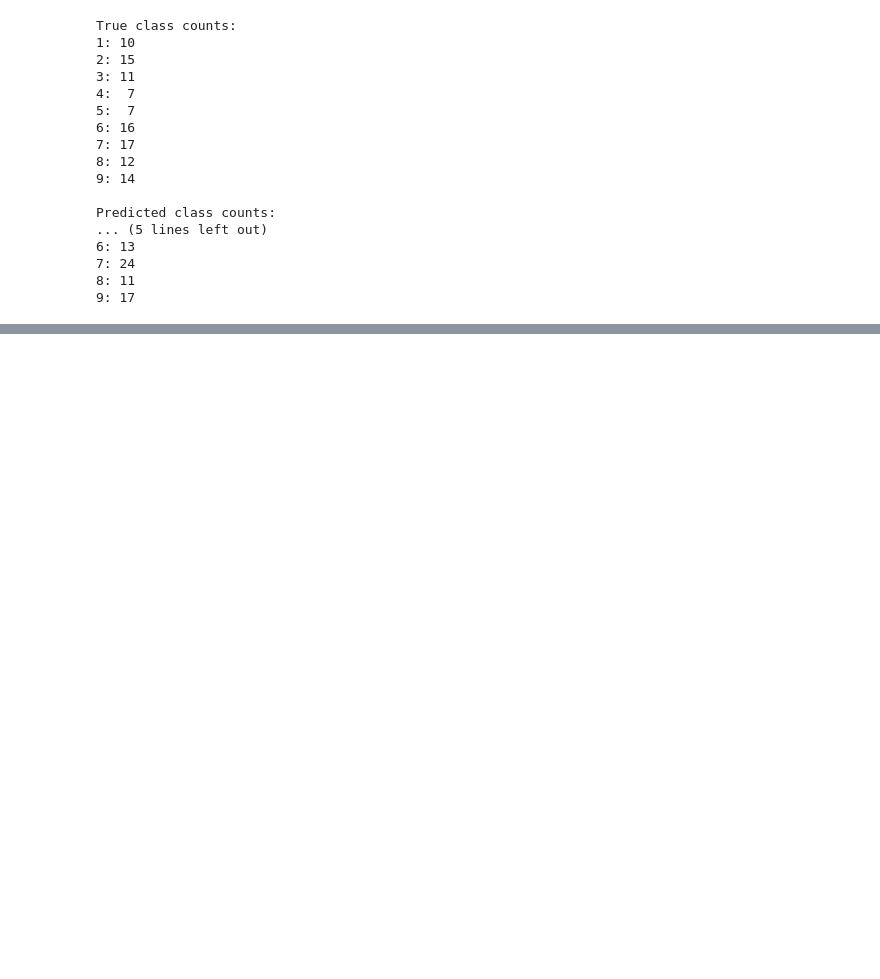
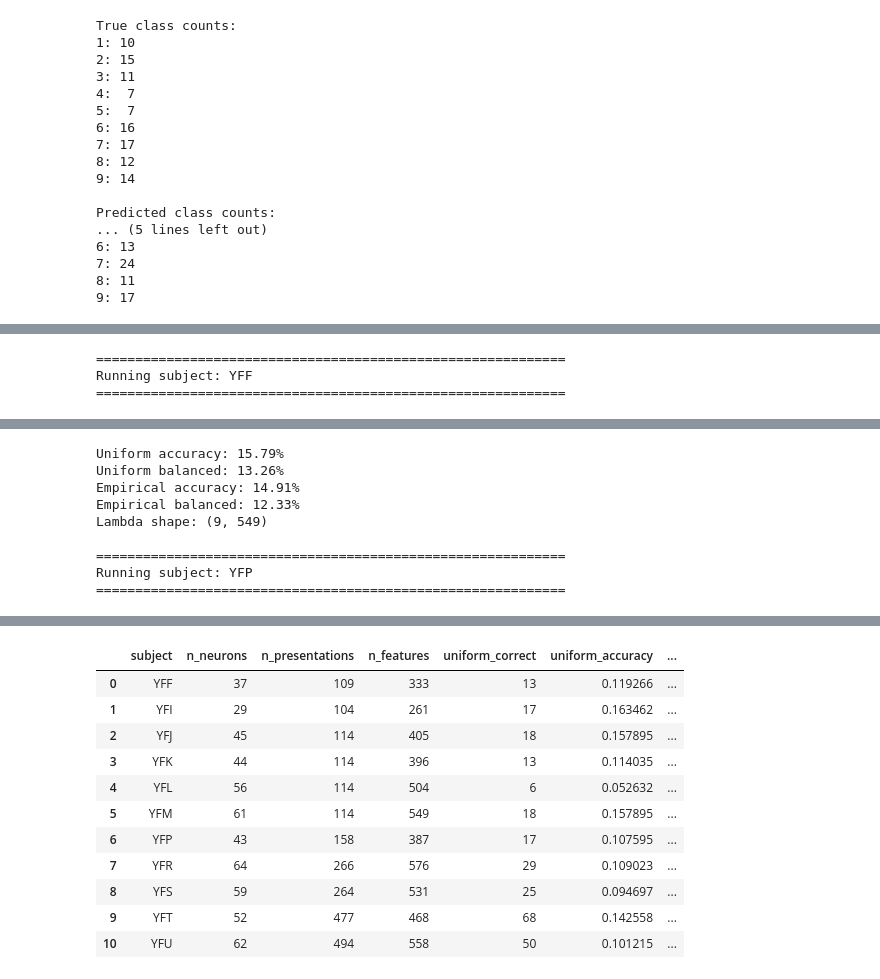
Before and after one commit to Shafiq-Abdu/number-simplex-reproduction, a Jupyter notebook: notebooks1/08_gamma_poisson_bayesian_decoding.ipynb, the cells around one changed output, grey strips where cells are left out. Cells and saved outputs as stored; diff of their text form; code cells hidden in the pictures; blank space fills up the shorter version.

```diff
--- a/notebooks1/08_gamma_poisson_bayesian_decoding.ipynb
+++ b/notebooks1/08_gamma_poisson_bayesian_decoding.ipynb
@@ -1198,0 +1480,20 @@ Predicted class counts:
+# %%
+import numpy as np
+import pandas as pd
+
+from pathlib import Path
+
+import sys
+
+from sklearn.model_selection import StratifiedGroupKFold
+from sklearn.metrics import accuracy_score, balanced_accuracy_score, confusion_matrix
+from scipy.special import gammaln
+
+PROJECT_ROOT = Path.cwd().parent
+
+if str(PROJECT_ROOT) not in sys.path:
+    sys.path.insert(0, str(PROJECT_ROOT))
+
+from src.population_level_decoding import build_population_matrix
+
+print("Project root:", PROJECT_ROOT)
@@ -1198,0 +2348,39 @@ Predicted class counts:
+# %%
+from src.gamma_poisson_decoding import (
+    analyze_all_subjects_gamma_poisson
+)
+
+subjects = [
+    "YFF",
+    "YFI",
+    "YFJ",
+    "YFK",
+    "YFL",
+    "YFM",
+    "YFP",
+    "YFR",
+    "YFS",
+    "YFT",
+    "YFU",
+]
+
+summary_df, all_results = (
+    analyze_all_subjects_gamma_poisson(
+        subjects=subjects,
+        root=PROJECT_ROOT,
+        dt=0.1,
+        beta=0.1,
+        epsilon=0.01,
+        bin_ms=100,
+        window_start_ms=50,
+        window_end_ms=950,
+        n_splits=5,
+        random_state=42,
+    )
+)
+
+display(summary_df)
+# %% [output]
+============================================================
+Running subject: YFF
+============================================================
@@ -1198,0 +2432,9 @@ Predicted class counts:
+Uniform accuracy: 15.79%
+Uniform balanced: 13.26%
+Empirical accuracy: 14.91%
+Empirical balanced: 12.33%
+Lambda shape: (9, 549)
+
+============================================================
+Running subject: YFP
+============================================================
@@ -1198,0 +2458,12 @@ Predicted class counts:
+|  | subject | n_neurons | n_presentations | n_features | uniform_correct | uniform_accuracy | ... |
+| 0 | YFF | 37 | 109 | 333 | 13 | 0.119266 | ... |
+| 1 | YFI | 29 | 104 | 261 | 17 | 0.163462 | ... |
+| 2 | YFJ | 45 | 114 | 405 | 18 | 0.157895 | ... |
+| 3 | YFK | 44 | 114 | 396 | 13 | 0.114035 | ... |
+| 4 | YFL | 56 | 114 | 504 | 6 | 0.052632 | ... |
+| 5 | YFM | 61 | 114 | 549 | 18 | 0.157895 | ... |
+| 6 | YFP | 43 | 158 | 387 | 17 | 0.107595 | ... |
+| 7 | YFR | 64 | 266 | 576 | 29 | 0.109023 | ... |
+| 8 | YFS | 59 | 264 | 531 | 25 | 0.094697 | ... |
+| 9 | YFT | 52 | 477 | 468 | 68 | 0.142558 | ... |
+| 10 | YFU | 62 | 494 | 558 | 50 | 0.101215 | ... |
```
Also changed, not shown: parts of 63 cells of this notebook, 15 other files.
